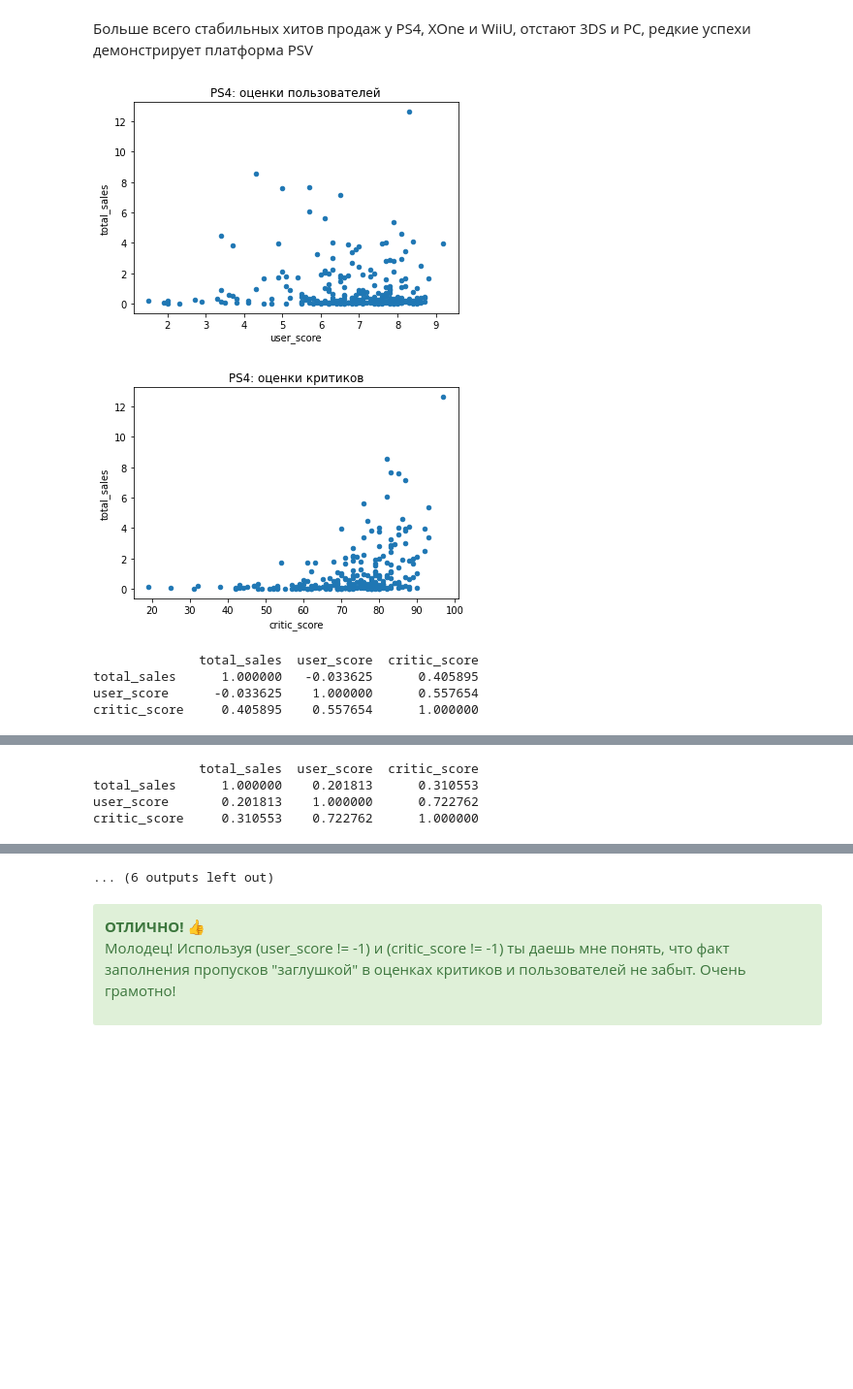
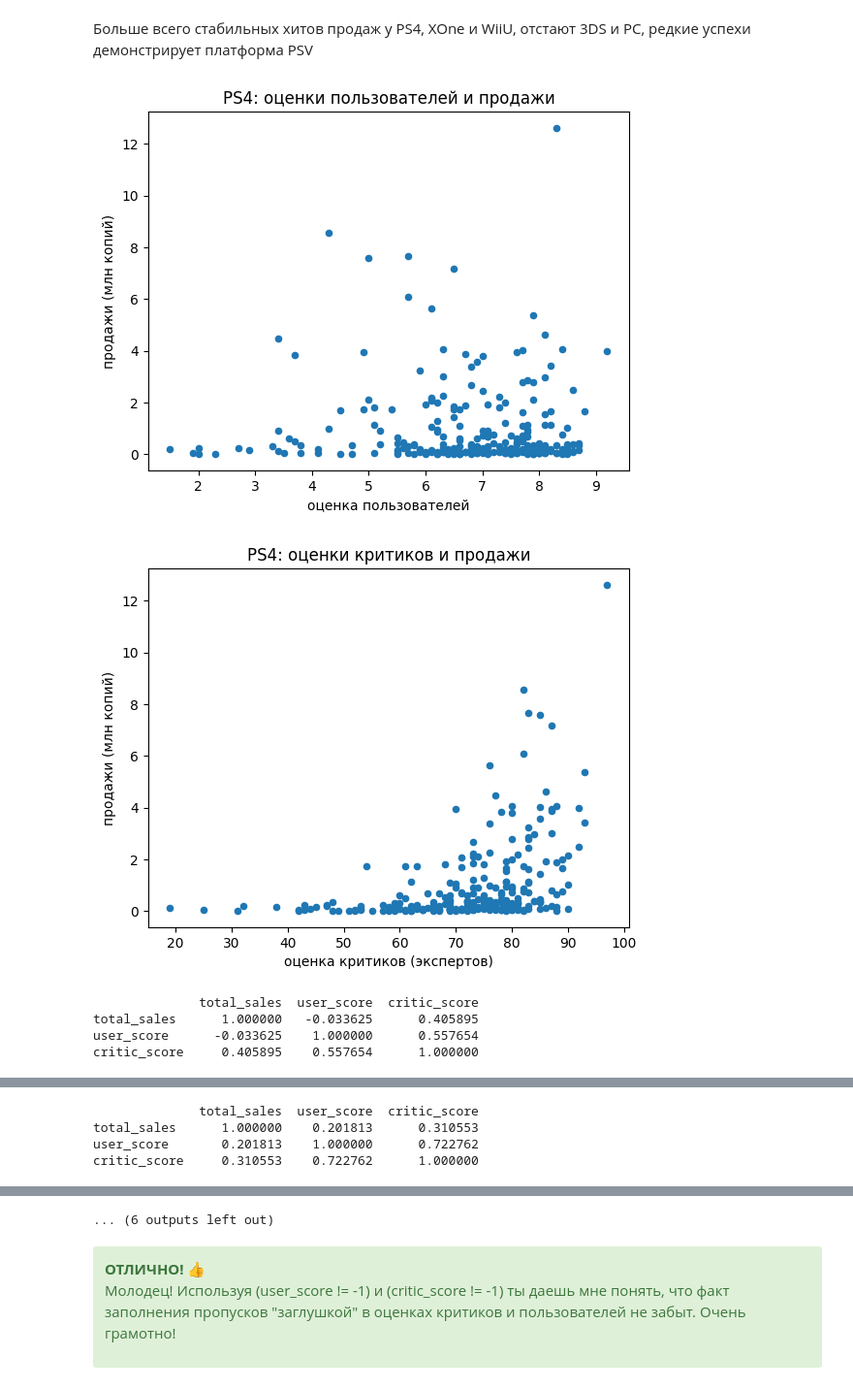
Before and after one commit to ndelenyan/practicum, a Jupyter notebook: sprint08/sprint08-02.ipynb, the cells around one changed output, grey strips where cells are left out. Shown at 97% size. Drawn from its saved outputs; the diff is of its cells as text; code cells hidden in the pictures; blank space fills up the shorter version.

```diff
--- a/sprint08/sprint08-02.ipynb
+++ b/sprint08/sprint08-02.ipynb
@@ -563,7 +786,7 @@ for platform in top_platforms:
 
 Студенты могут выбирать для анализа очень большой интервал данных, но для целей прогнозирования продаж на следующий год даже в традиционных бизнесах редко берут данные более чем за 2-4 года. И в такой динамично меняющейся индустрии, как компьютерные игры также не стоит брать слишком большой временной интервал - иначе обязательно захватишь уже отжившие тренды.</div>
 # %%
-df = df[df.year_of_release >= 2012]
+df_fresh = df[df.year_of_release >= 2012]
 # %% [markdown]
 <div class="alert alert-warning">
 <b>Комментарий 👉</b>
@@ -578,4 +807,8 @@ df = df[df.year_of_release >= 2012]
 # %%
-top_sales = df.pivot_table(index='platform', values='total_sales', aggfunc='sum').sort_values(by='total_sales', ascending=False)
+top_sales = df_fresh.pivot_table(index='platform', values='total_sales', aggfunc='sum').sort_values(by='total_sales', ascending=False)
 _ = top_sales.plot(kind='bar')
+plt.title(label='продажи за последние 5 лет по платформам')
+plt.xlabel('платформа')
+plt.ylabel('продажи (млн копий игр')
+plt.show()
 # %% [output]
@@ -588,6 +821,8 @@ Index(['PS4', 'PS3', 'X360', '3DS', 'XOne', 'WiiU', 'PC', 'PSV', 'Wii', 'DS',
       dtype='object', name='platform')
 # %%
 for platform in top_sales.index:
-    _ = df[df.platform == platform].pivot_table(index='year_of_release', values='total_sales', aggfunc='sum').plot(grid=True)
+    _ = df_fresh[df_fresh.platform == platform].pivot_table(index='year_of_release', values='total_sales', aggfunc='sum').plot(grid=True)
     plt.title(label=platform)
+    plt.xlabel('год')
+    plt.ylabel('продади (млн копий)')
 # %% [output]
@@ -614,5 +849,5 @@ for platform in top_sales.index:
 # %%
 actual_platforms = ['PS4', '3DS', 'XOne', 'PC', 'WiiU', 'PSV']
 # %%
-df = df[df.platform.isin(actual_platforms)]
+df_fresh = df_fresh[df_fresh.platform.isin(actual_platforms)]
 # %%
@@ -633,19 +875,23 @@ plt.ylim([0, 2])
 # %% [markdown]
 Больше всего стабильных хитов продаж у PS4, XOne и WiiU, отстают 3DS и PC, редкие успехи демонстрирует платформа PSV
 # %%
-select_unmasked = (df.critic_score != -1) & (df.user_score != -1)
-for platform in df.platform.unique():
-    condition = (select_unmasked) & (df.platform == platform)
-    _ = df[condition].plot(kind='scatter', x='user_score', y='total_sales')
-    plt.title(label=platform + ': оценки пользователей')
+select_unmasked = (df_fresh.critic_score != -1) & (df_fresh.user_score != -1)
+for platform in df_fresh.platform.unique():
+    condition = (select_unmasked) & (df_fresh.platform == platform)
+    _ = df_fresh[condition].plot(kind='scatter', x='user_score', y='total_sales')
+    plt.title(label=platform + ': оценки пользователей и продажи')
+    plt.xlabel('оценка пользователей')
+    plt.ylabel('продажи (млн копий)')
     plt.show()
-    _ = df[condition].plot(kind='scatter', x='critic_score', y='total_sales')
-    plt.title(label=platform + ': оценки критиков')
+    _ = df_fresh[condition].plot(kind='scatter', x='critic_score', y='total_sales')
+    plt.title(label=platform + ': оценки критиков и продажи')
+    plt.xlabel('оценка критиков (экспертов)')
+    plt.ylabel('продажи (млн копий)')
     plt.show()
-    print(df[condition][['total_sales', 'user_score', 'critic_score']].corr(method='pearson'))
+    print(df_fresh[condition][['total_sales', 'user_score', 'critic_score']].corr(method='pearson'))
 # %% [output]
-[figure, old version]
+[figure, new version]
-[figure, old version]
+[figure, new version]
               total_sales  user_score  critic_score
 total_sales      1.000000   -0.033625      0.405895
 user_score      -0.033625    1.000000      0.557654
```
Also changed, not shown: parts of 68 cells of this notebook.
